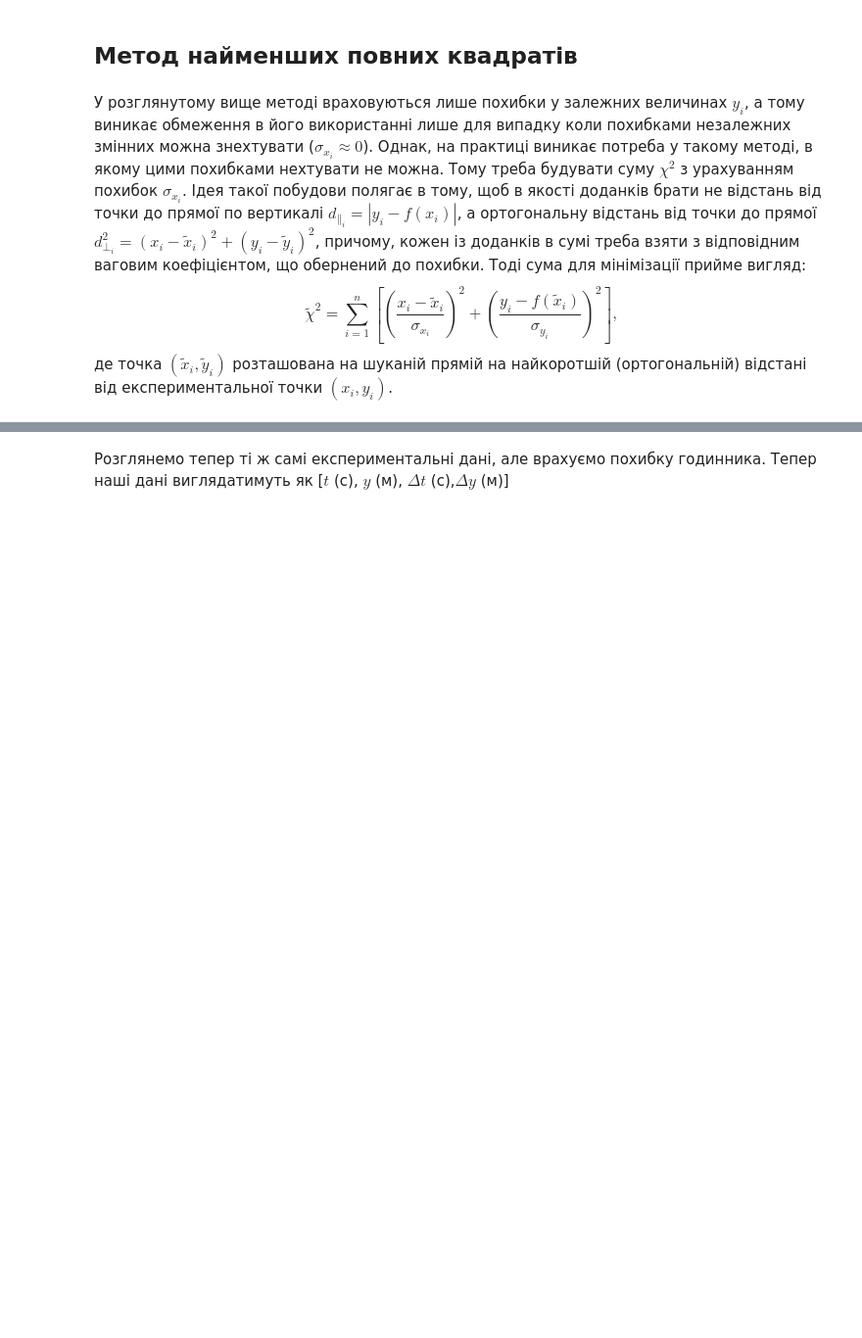
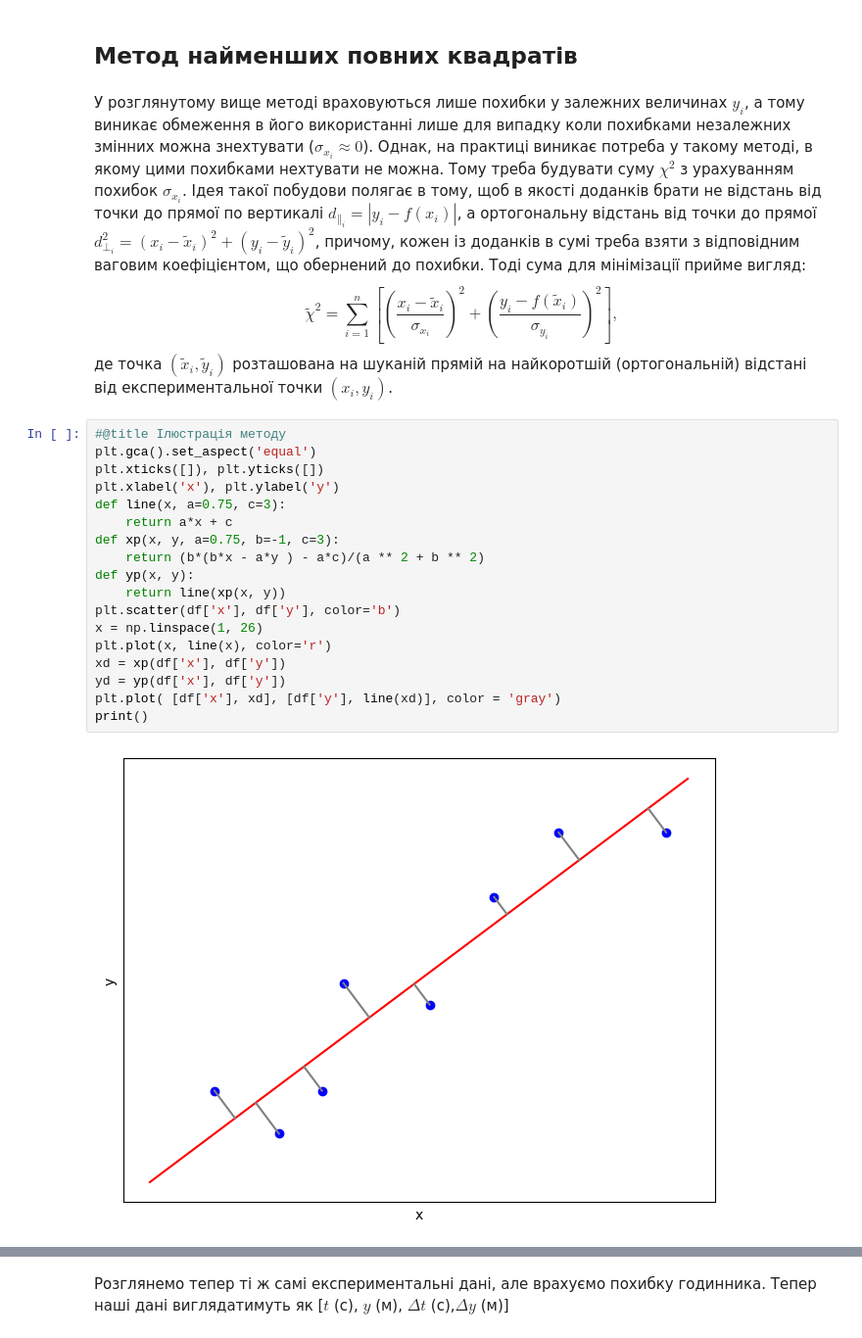
Before and after one commit to sergiokapone/Fitting, a Jupyter notebook: Approximation.ipynb, the cells around one changed output, grey strips where cells are left out. Shown at 98% size. Drawn from its saved outputs; the diff is of its cells as text; blank space fills up the shorter version.

```diff
--- a/Approximation.ipynb
+++ b/Approximation.ipynb
@@ -206,3 +247,23 @@ a = (-8.81 +/- 0.65) м/с^2
 	\tilde{\chi}^2 = \sum\limits_{i = 1}^n  \left[\left(\frac{x_i - \tilde{x}_i}{\sigma_{x_i}}\right)^2 + \left(\frac{y_i - f(\tilde{x}_i)}{\sigma_{y_i}}\right)^2\right],
 \end{equation}
 де точка $(\tilde{x}_i,\tilde{y}_i)$ розташована на шуканій прямій на найкоротшій (ортогональній) відстані від експериментальної точки $(x_i, y_i)$.
+# %%
+#@title Ілюстрація методу
+plt.gca().set_aspect('equal')
+plt.xticks([]), plt.yticks([])
+plt.xlabel('x'), plt.ylabel('y')
+def line(x, a=0.75, c=3):
+    return a*x + c
+def xp(x, y, a=0.75, b=-1, c=3):
+    return (b*(b*x - a*y ) - a*c)/(a ** 2 + b ** 2)
+def yp(x, y):
+    return line(xp(x, y))
+plt.scatter(df['x'], df['y'], color='b')
+x = np.linspace(1, 26)
+plt.plot(x, line(x), color='r')
+xd = xp(df['x'], df['y'])
+yd = yp(df['x'], df['y'])
+plt.plot( [df['x'], xd], [df['y'], line(xd)], color = 'gray')
+print()
+# %% [output]
+[figure, added]
```
Also changed, not shown: parts of 12 cells of this notebook.
